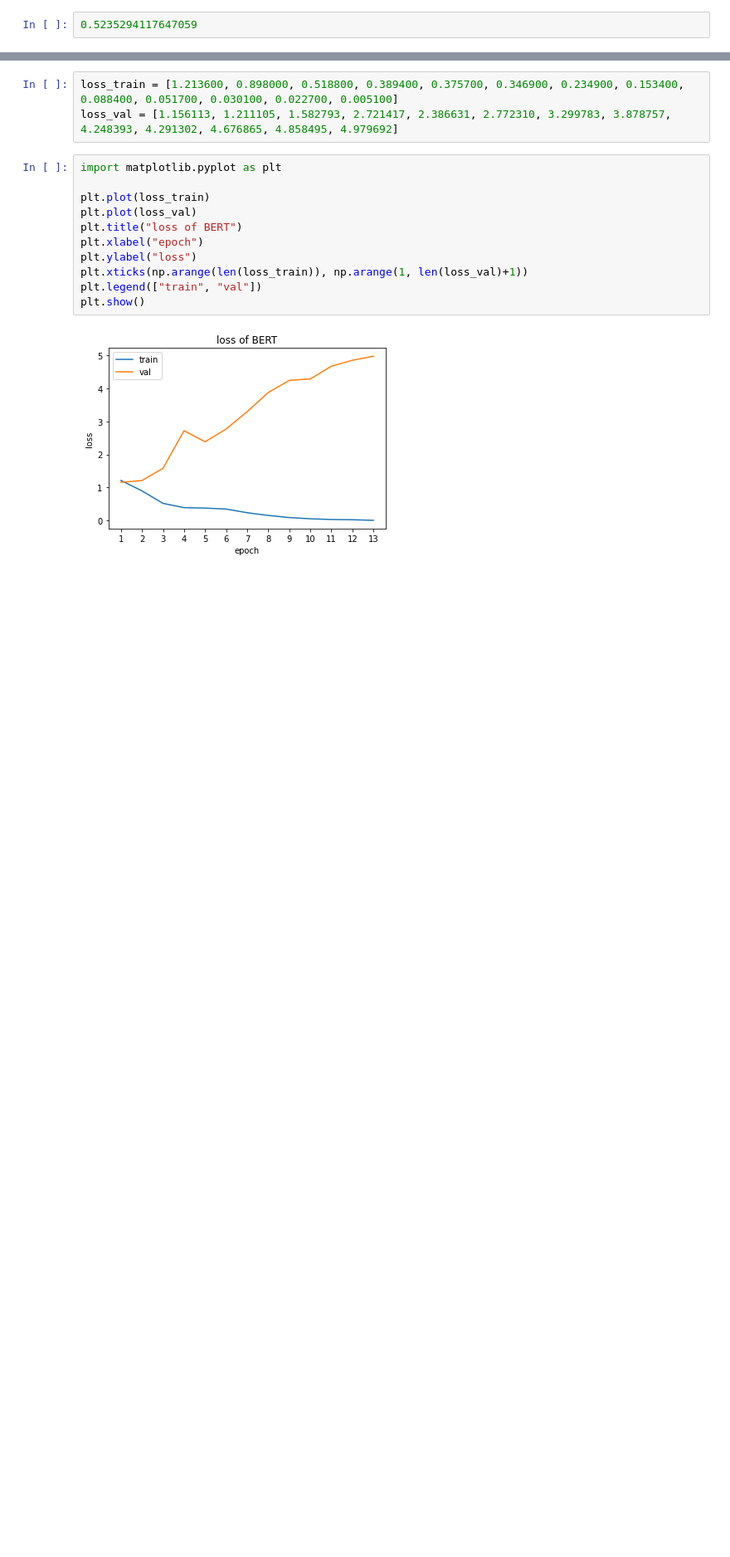
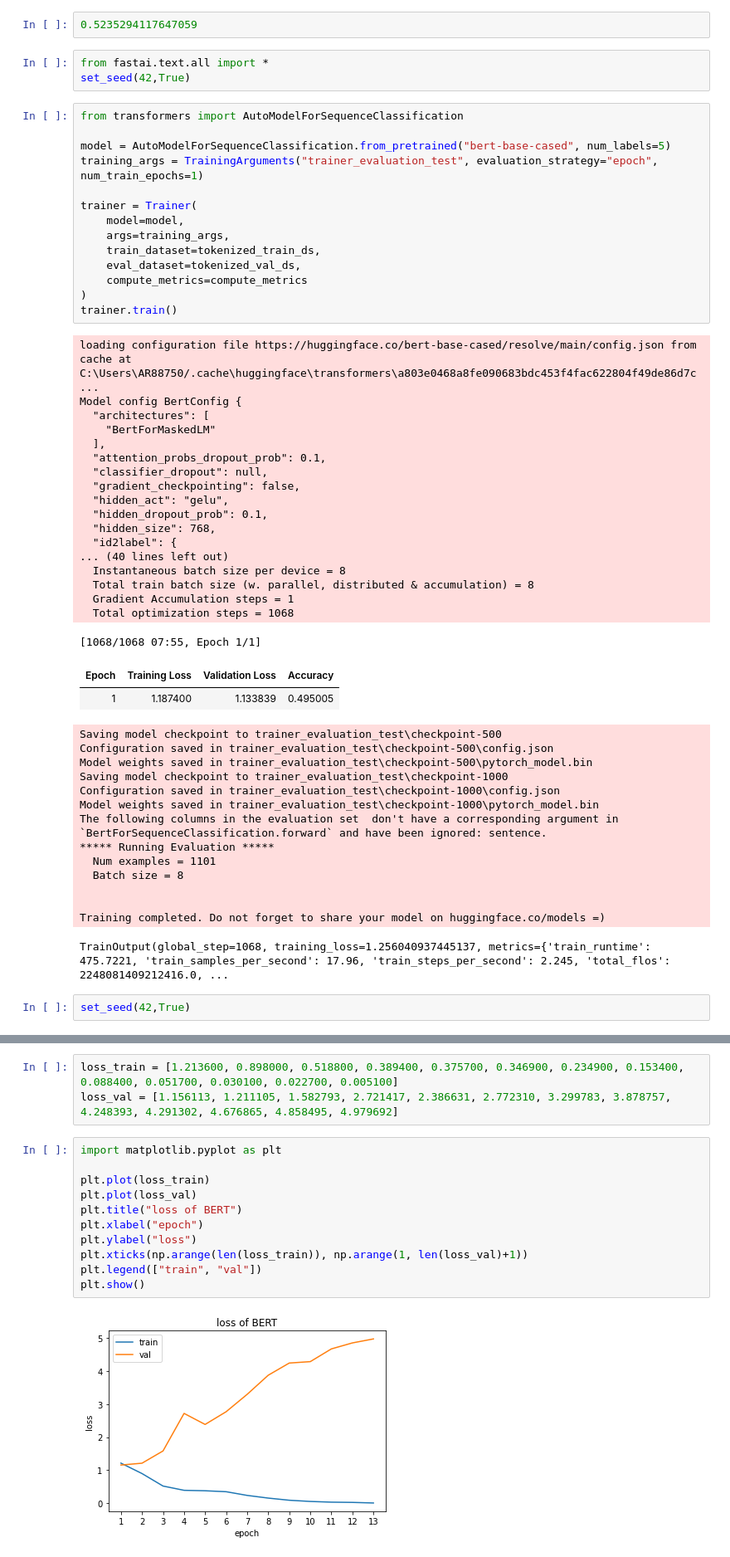
Before and after one commit to JulienGervai/sys843, a Jupyter notebook: sst/BERT/BERT_SST.ipynb, the cells around one changed output, grey strips where cells are left out. Shown at 83% size. Saved outputs shown, nothing was run; the diff lists cells and outputs as text; blank space fills up the shorter version.

```diff
--- a/sst/BERT/BERT_SST.ipynb
+++ b/sst/BERT/BERT_SST.ipynb
@@ -276,2 +353,56 @@ The following columns in the evaluation set  don't have a corresponding argument
 # %%
 0.5235294117647059
+# %%
+from fastai.text.all import *
+set_seed(42,True)
+# %%
+from transformers import AutoModelForSequenceClassification
+
+model = AutoModelForSequenceClassification.from_pretrained("bert-base-cased", num_labels=5)
+training_args = TrainingArguments("trainer_evaluation_test", evaluation_strategy="epoch", num_train_epochs=1)
+
+trainer = Trainer(
+    model=model,
+    args=training_args,
+    train_dataset=tokenized_train_ds,
+    eval_dataset=tokenized_val_ds,
+    compute_metrics=compute_metrics
+)
+trainer.train()
+# %% [output]
+loading configuration file https://huggingface.co/bert-base-cased/resolve/main/config.json from cache at C:\Users\AR88750/.cache\huggingface\transformers\a803e0468a8fe090683bdc453f4fac622804f49de86d7c ...
+Model config BertConfig {
+  "architectures": [
+    "BertForMaskedLM"
+  ],
+  "attention_probs_dropout_prob": 0.1,
+  "classifier_dropout": null,
+  "gradient_checkpointing": false,
+  "hidden_act": "gelu",
+  "hidden_dropout_prob": 0.1,
+  "hidden_size": 768,
+  "id2label": {
+... (40 lines left out)
+  Instantaneous batch size per device = 8
+  Total train batch size (w. parallel, distributed & accumulation) = 8
+  Gradient Accumulation steps = 1
+  Total optimization steps = 1068
+[1068/1068 07:55, Epoch 1/1]
+| Epoch | Training Loss | Validation Loss | Accuracy |
+| 1 | 1.187400 | 1.133839 | 0.495005 |
+Saving model checkpoint to trainer_evaluation_test\checkpoint-500
+Configuration saved in trainer_evaluation_test\checkpoint-500\config.json
+Model weights saved in trainer_evaluation_test\checkpoint-500\pytorch_model.bin
+Saving model checkpoint to trainer_evaluation_test\checkpoint-1000
+Configuration saved in trainer_evaluation_test\checkpoint-1000\config.json
+Model weights saved in trainer_evaluation_test\checkpoint-1000\pytorch_model.bin
+The following columns in the evaluation set  don't have a corresponding argument in `BertForSequenceClassification.forward` and have been ignored: sentence.
+***** Running Evaluation *****
+  Num examples = 1101
+  Batch size = 8
+
+
+Training completed. Do not forget to share your model on huggingface.co/models =)
+TrainOutput(global_step=1068, training_loss=1.256040937445137, metrics={'train_runtime': 475.7221, 'train_samples_per_second': 17.96, 'train_steps_per_second': 2.245, 'total_flos': 2248081409212416.0, ...
+# %%
+set_seed(42,True)
```
Also changed, not shown: parts of 19 cells of this notebook.
